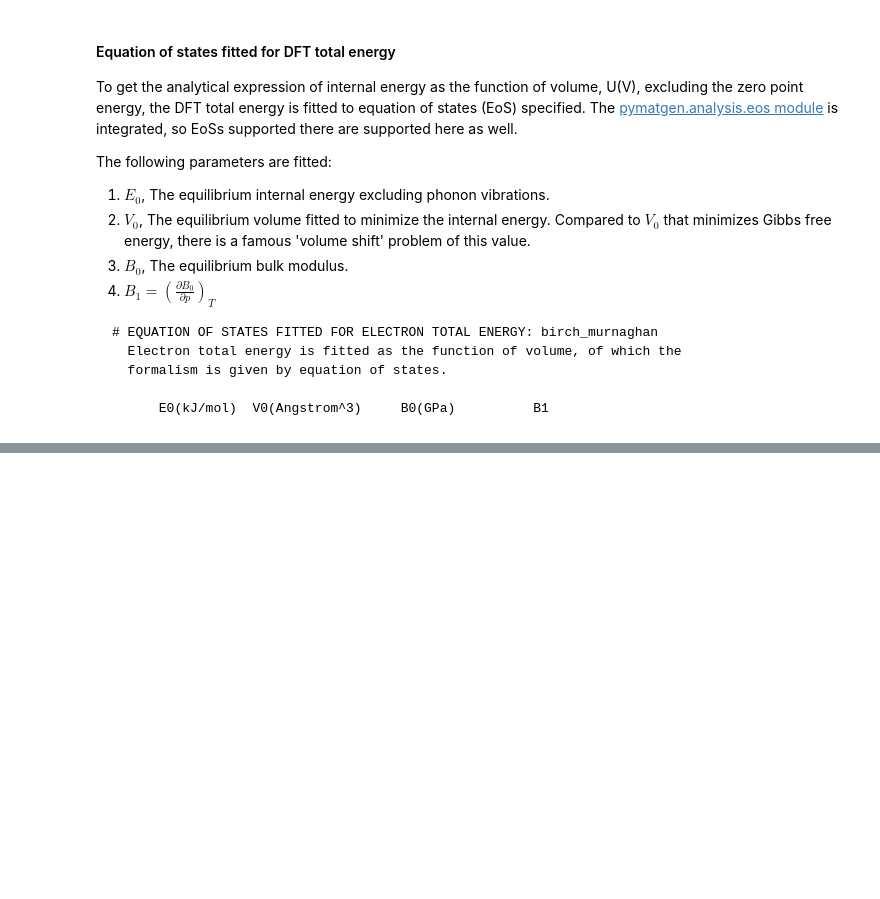
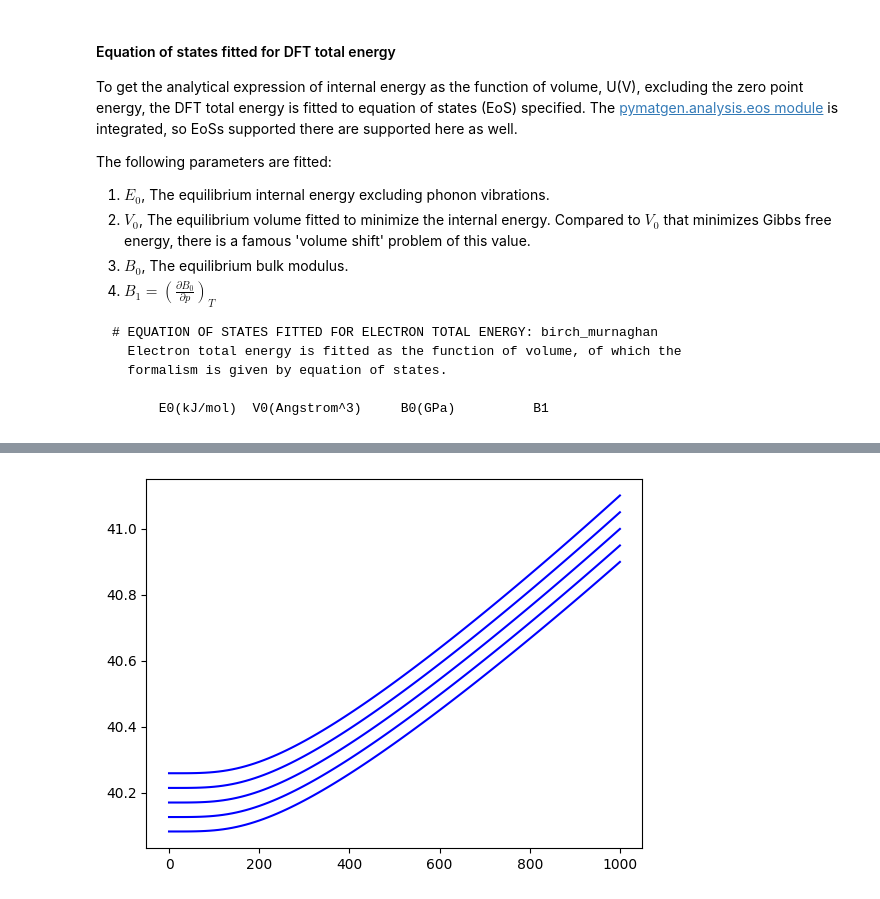
Before and after one commit to crystal-code-tools/CRYSTALpytools, a Jupyter notebook: examples/thermo-QHA.ipynb, the cells around one changed output, grey strips where cells are left out. Cells and saved outputs as stored; diff of their text form; code cells hidden in the pictures; blank space fills up the shorter version.

```diff
--- a/examples/thermo-QHA.ipynb
+++ b/examples/thermo-QHA.ipynb
@@ -147,0 +156,18 @@ The following information is printed out:
+# %%
+import numpy as np
+from crystal_functions.thermodynamics import Quasi_harmonic
+import matplotlib.pyplot as plt
+
+file = 'data/corundum.out'
+tempt = np.linspace(0, 1000, 101)
+press = np.linspace(0, 1, 5)
+
+qha = Quasi_harmonic(write_out=False).from_QHA_file(file)
+qha.thermodynamics(temperature=tempt, pressure=press, eos_method='birch_murnaghan',
+                   poly_order=[3], min_method='BFGS')
+
+for v_p in qha.equilibrium_volume:
+    v_p = v_p * 0.602214 / 4 # Angstrom^3 to cm^3/mol
+    plt.plot(tempt, v_p, '-b')
+# %% [output]
+[figure, added]
```
Also changed, not shown: parts of 7 cells of this notebook, 8 other files.
